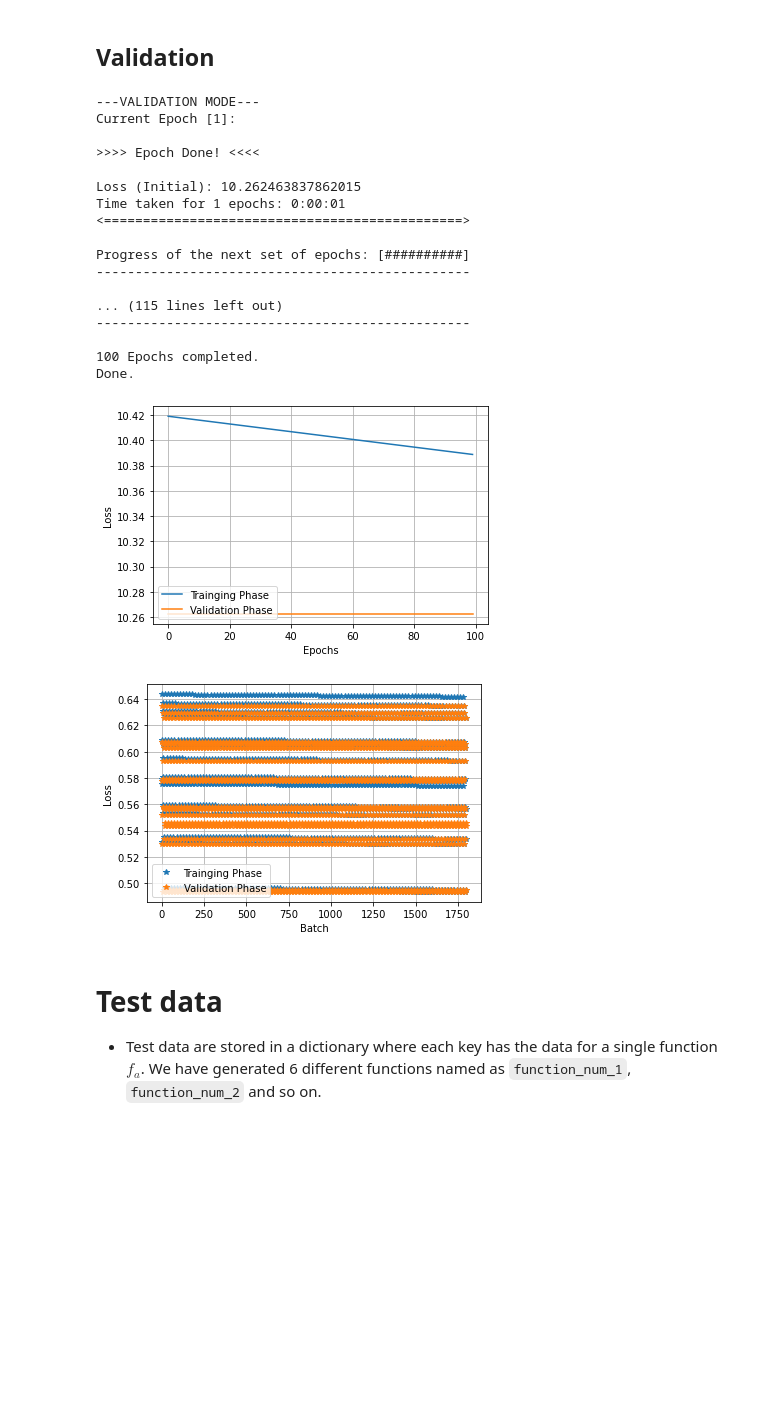
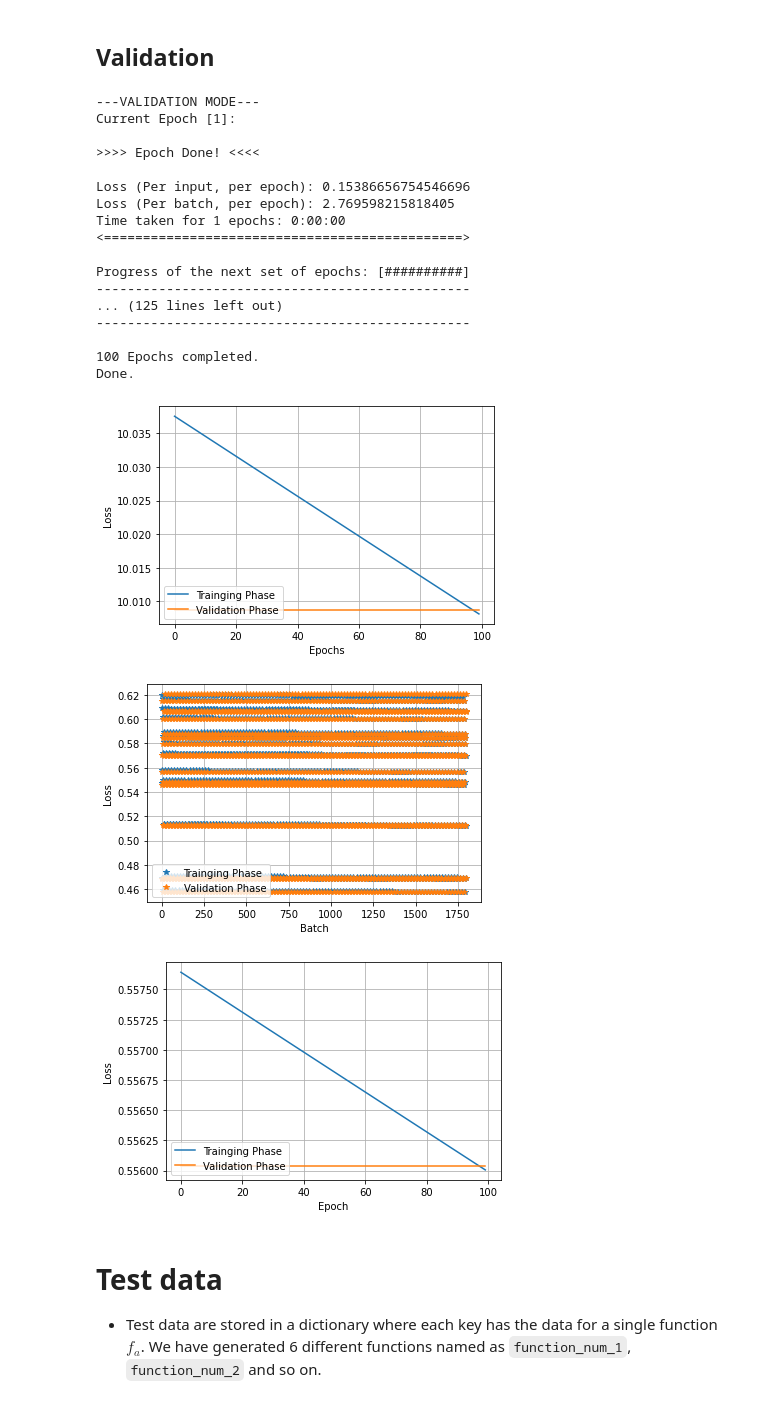
Before and after one commit to Rayaxe2/AIProjectCW1, a Jupyter notebook: myCW.ipynb, the cells around one changed output. Drawn from its saved outputs; the diff is of its cells as text; code cells hidden in the pictures; blank space fills up the shorter version.

Commit message:
fixed model issues

```diff
--- a/myCW.ipynb
+++ b/myCW.ipynb
@@ -564,7 +612,10 @@ def trainer(model, dataLoader, optimiser, noOfEpoch, validationMode=False, trace
             accumlativeBatchLoss = 0.0
 
             #Loads data into seperate variables
-            (xContext, yContexts), (features, groundTruth) = data
+            (features, groundTruth) = data
+            (xContext, yContexts) = selectContexts(features, groundTruth)
+
+            #print("noOfNCs: " + str(xContext.size(1)))
 
             #Attempts to use GPU/CUDA for processing the dataset
             xContext.to(device)
@@ -577,8 +628,19 @@ def trainer(model, dataLoader, optimiser, noOfEpoch, validationMode=False, trace
             #Feeds the model the context data and features
             predictions = model((xContext, yContexts), features)
 
+            #print("Test")
+            #print("Pre: " + str(predictions.shape))
+            #print("GT: " + str(groundTruth.shape))
+            #print("Pre[0]: " + str(predictions[:][:][0]))
+
             #Calculates and stores the loss
             loss = lossFunction(predictions, groundTruth)
+
+            #For debugging
+            #print("-----")
+            #print(predictions)
+            #print(groundTruth)
+            #print("-----")
 
             #Trains model if valationd mode is not set to true
             if validationMode == False:
@@ -606,7 +668,7 @@ def trainer(model, dataLoader, optimiser, noOfEpoch, validationMode=False, trace
 
             #If epoch trace flag is set, prints batch loss of current epoch
             if traceEpochLoss == True and traceBatchLoss == True and epoch % printPerEpoch == 0:
-                print("---- Batch " + str(progressCounter) + ": loss = " + str(accumlativeBatchLoss))
+                print("---- Batch " + str(progressCounter) + ": loss (per batch) = " + str(accumlativeBatchLoss))
 
         #Stores loss per epoch
         epochLossHistory.append(accumlativeEpochLoss)
@@ -626,13 +688,13 @@ def trainer(model, dataLoader, optimiser, noOfEpoch, validationMode=False, trace
         if traceEpochLoss == True and epoch % printPerEpoch == 0:
             print("\n>>>> Epoch Done! <<<<\n")
             #Prints the average loss per featre assessed for the whole epoch
-            print("General loss: " + str(lossRateChange))
+            print("Loss (Per input, per epoch): " + str(lossRateChange))
 
             #For groups of epochs, this prints the average lost per batch, per epoch
             if epoch == 0:
-                print("Loss (Initial): " + str(accumlativeEpochLoss))
+                print("Loss (Per batch, per epoch): " + str(accumlativeEpochLoss))
             else:
-                print("Average loss after " + str(printPerEpoch) + " epoch(s) = " + str(accumlativeGroupEpochLoss/printPerEpoch))
+                print("Average loss after " + str(printPerEpoch) + " epoch(s) (Per batch, per epoch): " + str(accumlativeGroupEpochLoss/printPerEpoch))
 
             #Resets the loss recorded for the group of epochs
             accumlativeGroupEpochLoss = 0.0
@@ -640,7 +702,7 @@ def trainer(model, dataLoader, optimiser, noOfEpoch, validationMode=False, trace
             #Prints the time take for the group of epoch/single epoch
             endTime = datetime.datetime.now().replace(microsecond=0)
             timeTakesForEpoch = endTime - startTime
-            print("Time taken for " + str(epoch+1) + " epochs: " + str(timeTakesForEpoch))
+            print("Time taken for " + str(printPerEpoch) + " epochs: " + str(timeTakesForEpoch))
             print("<==============================================>\n")
 
             #Prints the progress of each group of epochs
@@ -665,7 +727,7 @@ print("Done.")
 # %% [output]
 Done.
 # %%
-epochLossHistoryTrain, batchLossHistoryTrain, genTrainLoss = trainer(myModel, trainingLoader, myOptimizer, 100, False, True, False, 10)
+epochLossHistoryTrain, batchLossHistoryTrain, genTrainLoss = trainer(myModel, trainingLoader, myOptimizer, 1000, False, True, False, 50)
 print("Done.")
 # %% [output]
 ---TRRAINIG MODE---
@@ -688,7 +750,7 @@ Done.
 # %% [markdown]
 ## Validation
 # %%
-epochLossHistoryVali, batchLossHistoryVali, genValiLoss = trainer(myModel, validationLoader, myOptimizer, 100, True, True, False, 10)
+epochLossHistoryVali, batchLossHistoryVali, genValiLoss = trainer(myModel, validationLoader, myOptimizer, 1000, True, True, False, 50)
 print("Done.")
 # %% [output]
 ---VALIDATION MODE---
@@ -696,20 +758,20 @@ Current Epoch [1]:
 
 >>>> Epoch Done! <<<<
 
-Loss (Initial): 10.262463837862015
-Time taken for 1 epochs: 0:00:01
+Loss (Per input, per epoch): 0.15386656754546696
+Loss (Per batch, per epoch): 2.769598215818405
+Time taken for 1 epochs: 0:00:00
 <==============================================>
 
 Progress of the next set of epochs: [##########]
 ------------------------------------------------
-
-... (115 lines left out)
+... (125 lines left out)
 ------------------------------------------------
 
 100 Epochs completed.
 Done.
 # %%
-def graphHistory(trBatchHistory, trEpochHistory, valBatchHistory, valEpochHistory):
+def graphHistory(trBatchHistory, trEpochHistory, valBatchHistory, valEpochHistory, trLossPerInp, valiLossPerInp):
     plt.subplots(1)
     plt.grid()
     plt.xlabel("Epochs")
@@ -728,16 +790,17 @@ def graphHistory(trBatchHistory, trEpochHistory, valBatchHistory, valEpochHistor
 
     plt.subplots(1)
     plt.grid()
-    plt.xlabel("Interval")
+    plt.xlabel("Epoch")
     plt.ylabel("Loss")
-    plt.plot(genTrainLoss, '*', label="Trainging Phase")
-    plt.plot(genValiLoss, '*', label="Validation Phase")
+    plt.plot(trLossPerInp, label="Trainging Phase")
+    plt.plot(valiLossPerInp, label="Validation Phase")
     plt.legend(loc='lower left')
 # %%
-graphHistory(batchLossHistoryTrain, epochLossHistoryTrain, batchLossHistoryVali, epochLossHistoryVali)
+graphHistory(batchLossHistoryTrain, epochLossHistoryTrain, batchLossHistoryVali, epochLossHistoryVali, genTrainLoss, genValiLoss)
 # %% [output]
-[figure, old version]
+[figure, new version]
-[figure, old version]
+[figure, new version]
+[figure, added]
 # %% [markdown]
 # Test data
 
```
Also changed, not shown: parts of 8 cells of this notebook.
